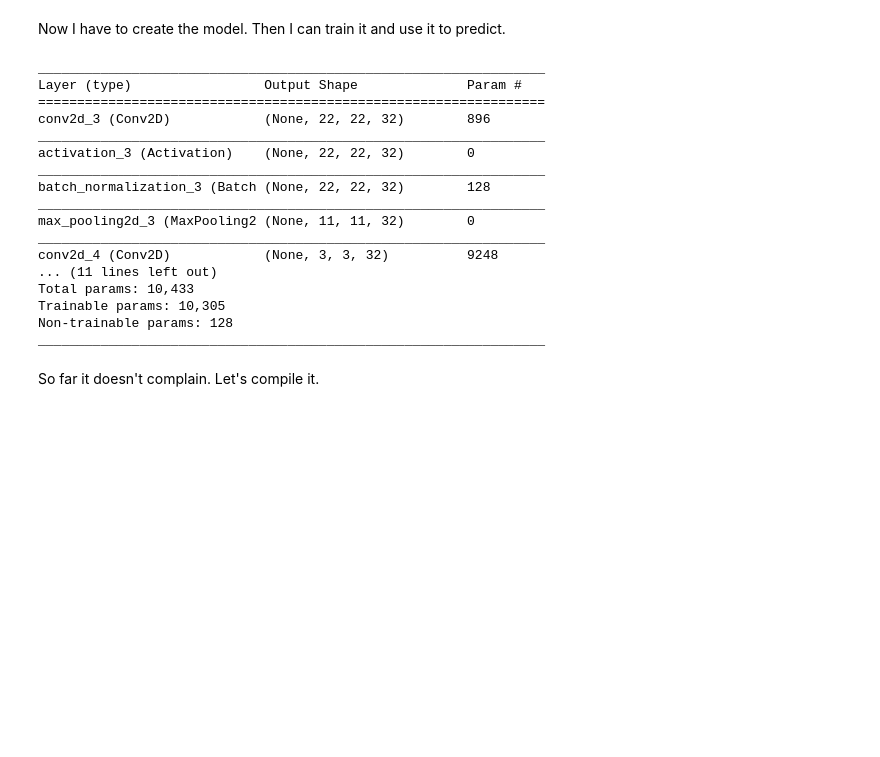
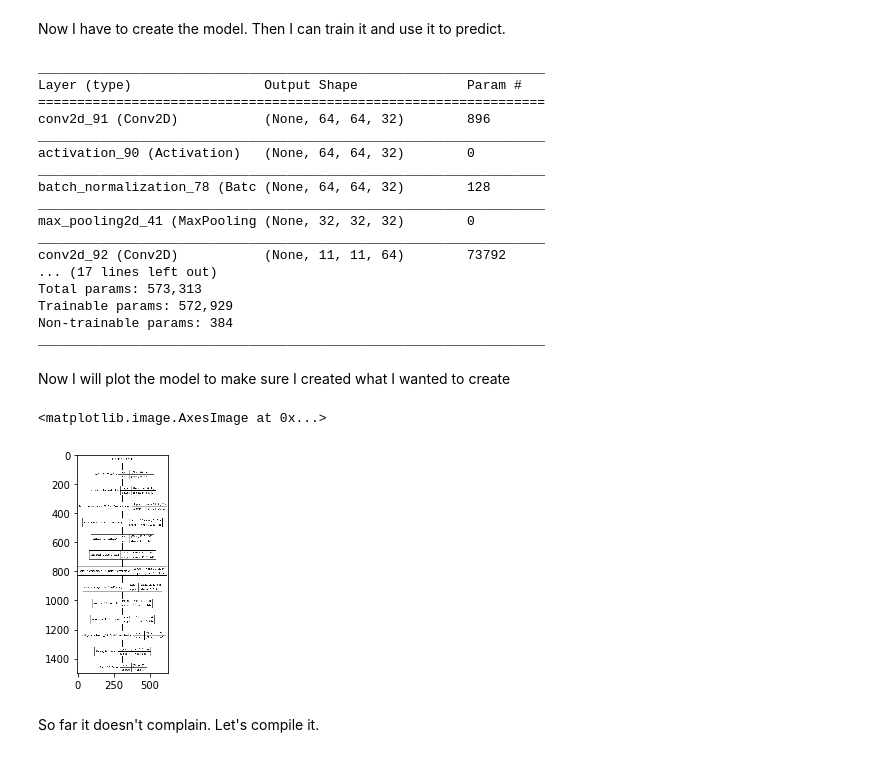
Before and after one commit to DrAlexSanz/Happy-house, a Jupyter notebook: Smile_detector_using_Keras.ipynb, the cells around one changed output. Saved outputs shown, nothing was run; the diff lists cells and outputs as text; code cells hidden in the pictures; blank space fills up the shorter version.

```diff
--- a/Smile_detector_using_Keras.ipynb
+++ b/Smile_detector_using_Keras.ipynb
@@ -156,29 +214,46 @@ def happy_model(Input_Shape):
 # %% [markdown]
 Now I have to create the model. Then I can train it and use it to predict.
 # %%
-happy = happy_model(train_x.shape[1])
+# happy = happy_model(train_x.shape[1])
 
 # happy = happy_model(64)
 
+# happy.summary()
+
+happy = happy_model2(train_x.shape[1])
+
+# happy = happy_model2(64)
+
 happy.summary()
 # %% [output]
 _________________________________________________________________
 Layer (type)                 Output Shape              Param #
 =================================================================
-conv2d_3 (Conv2D)            (None, 22, 22, 32)        896
+conv2d_91 (Conv2D)           (None, 64, 64, 32)        896
 _________________________________________________________________
-activation_3 (Activation)    (None, 22, 22, 32)        0
+activation_90 (Activation)   (None, 64, 64, 32)        0
 _________________________________________________________________
-batch_normalization_3 (Batch (None, 22, 22, 32)        128
+batch_normalization_78 (Batc (None, 64, 64, 32)        128
 _________________________________________________________________
-max_pooling2d_3 (MaxPooling2 (None, 11, 11, 32)        0
+max_pooling2d_41 (MaxPooling (None, 32, 32, 32)        0
 _________________________________________________________________
-conv2d_4 (Conv2D)            (None, 3, 3, 32)          9248
-... (11 lines left out)
-Total params: 10,433
-Trainable params: 10,305
-Non-trainable params: 128
+conv2d_92 (Conv2D)           (None, 11, 11, 64)        73792
+... (17 lines left out)
+Total params: 573,313
+Trainable params: 572,929
+Non-trainable params: 384
 _________________________________________________________________
+# %% [markdown]
+Now I will plot the model to make sure I created what I wanted to create
+# %%
+plot_model(happy, show_shapes = True, to_file = "model.png")
+
+model_plot = Image.open("model.png")
+
+plt.imshow(model_plot)
+# %% [output]
+<matplotlib.image.AxesImage at 0x...>
+[figure, added]
 # %% [markdown]
 So far it doesn't complain. Let's compile it.
 # %%
```
Also changed, not shown: parts of 22 cells of this notebook.
